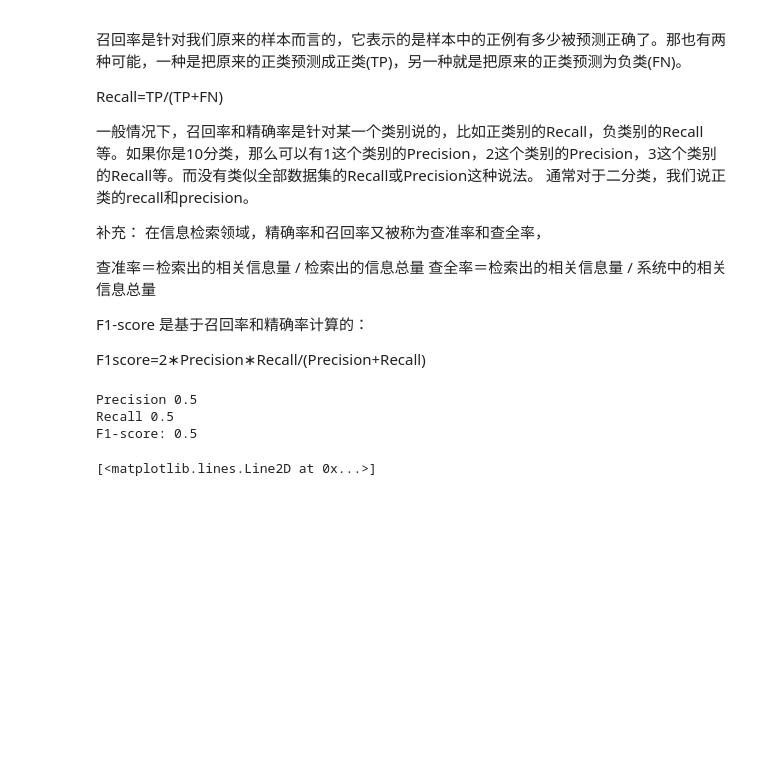
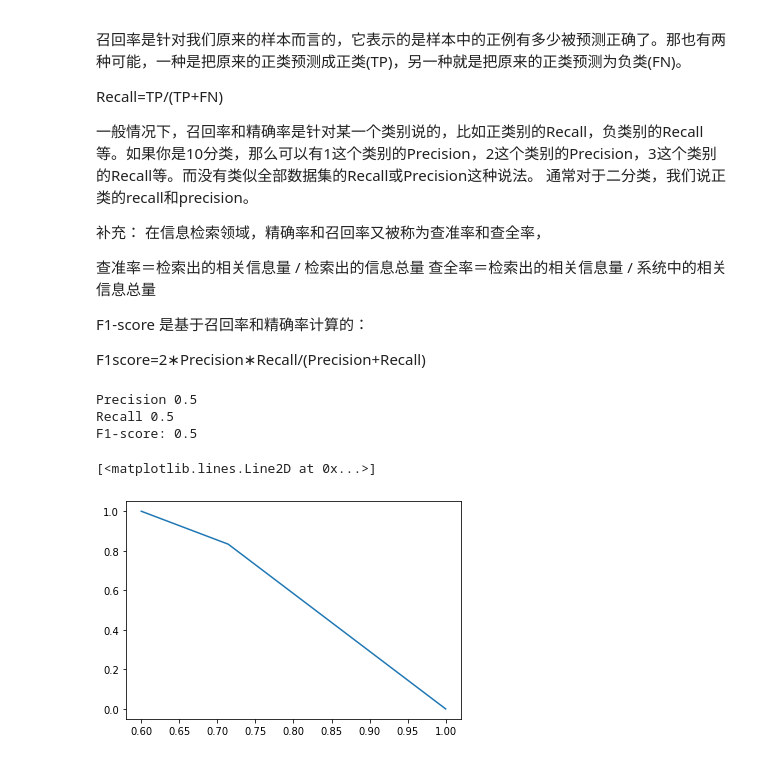
Before and after one commit to shaonfu/DataWhale-FinancialRiskControl, a Jupyter notebook: 赛题理解.ipynb, the cells around one changed output. Saved outputs shown, nothing was run; the diff lists cells and outputs as text; code cells hidden in the pictures; blank space fills up the shorter version.

```diff
--- a/赛题理解.ipynb
+++ b/赛题理解.ipynb
@@ -95,13 +95,15 @@ Recall 0.5
 F1-score: 0.5
 # %%
 ## P-R曲线
+%matplotlib inline
 import matplotlib.pyplot as plt
 from sklearn.metrics import precision_recall_curve
 
 y_pred = [0, 1, 1, 0, 1, 1, 0, 1, 1, 1]
 y_true = [0, 1, 1, 0, 1, 0, 1, 1, 0, 1]
 
-precision,recall,thresholds = precision_recall_curve(y_pred,y_true)
+precision,recall,thresholds = precision_recall_curve(y_true,y_pred)
 plt.plot(precision,recall)
 # %% [output]
 [<matplotlib.lines.Line2D at 0x...>]
+[figure, added]
```
Also changed, not shown: parts of 3 cells of this notebook.
